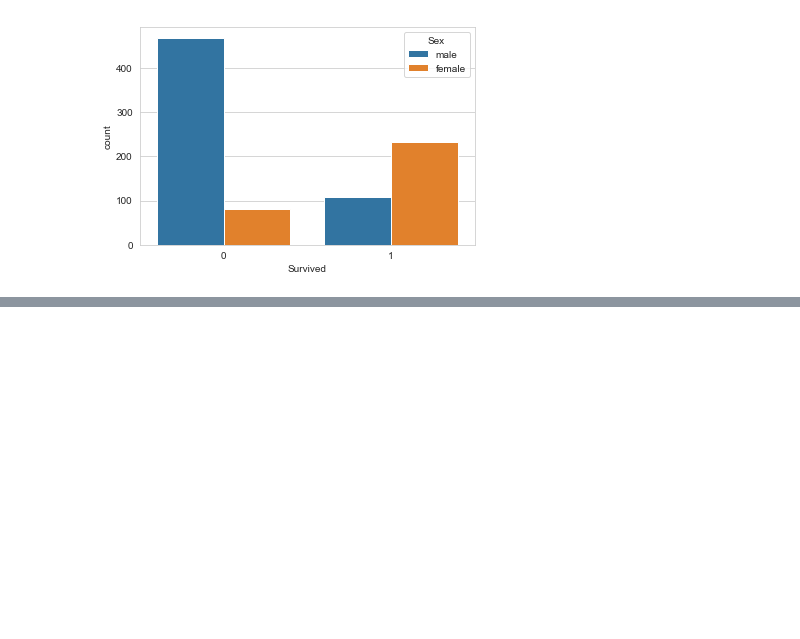
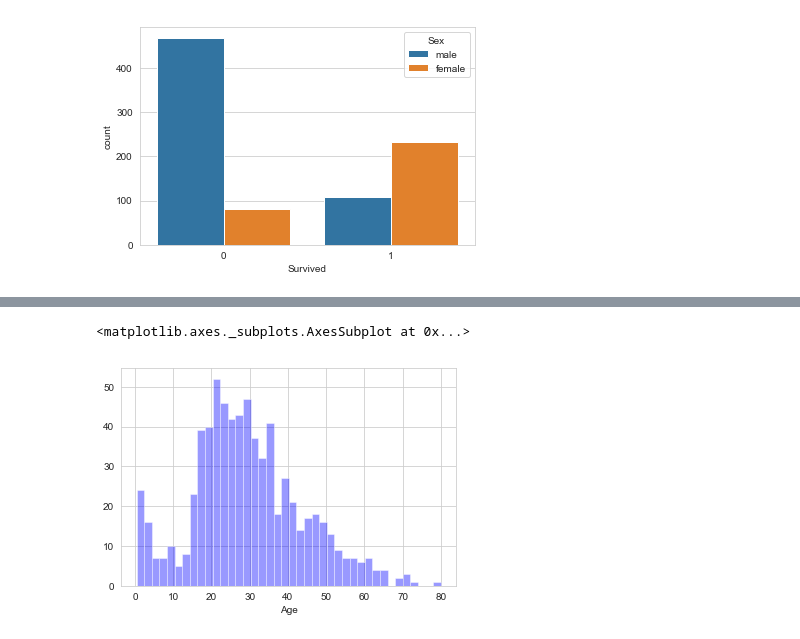
Before and after one commit to pramodcgupta/Machine-Learning-Predictions, a Jupyter notebook: Titanic Disaster Prediction.ipynb, the cells around one changed output, grey strips where cells are left out. Drawn from its saved outputs; the diff is of its cells as text; code cells hidden in the pictures; blank space fills up the shorter version.

```diff
--- a/Titanic Disaster Prediction.ipynb
+++ b/Titanic Disaster Prediction.ipynb
@@ -64,0 +76,5 @@ sns.countplot(x='Survived',hue='Sex',data=data)
+# %%
+sns.distplot(data['Age'],bins=40,color='Blue',kde=False)
+# %% [output]
+<matplotlib.axes._subplots.AxesSubplot at 0x...>
+[figure, added]
```
Also changed, not shown: parts of 16 cells of this notebook.
